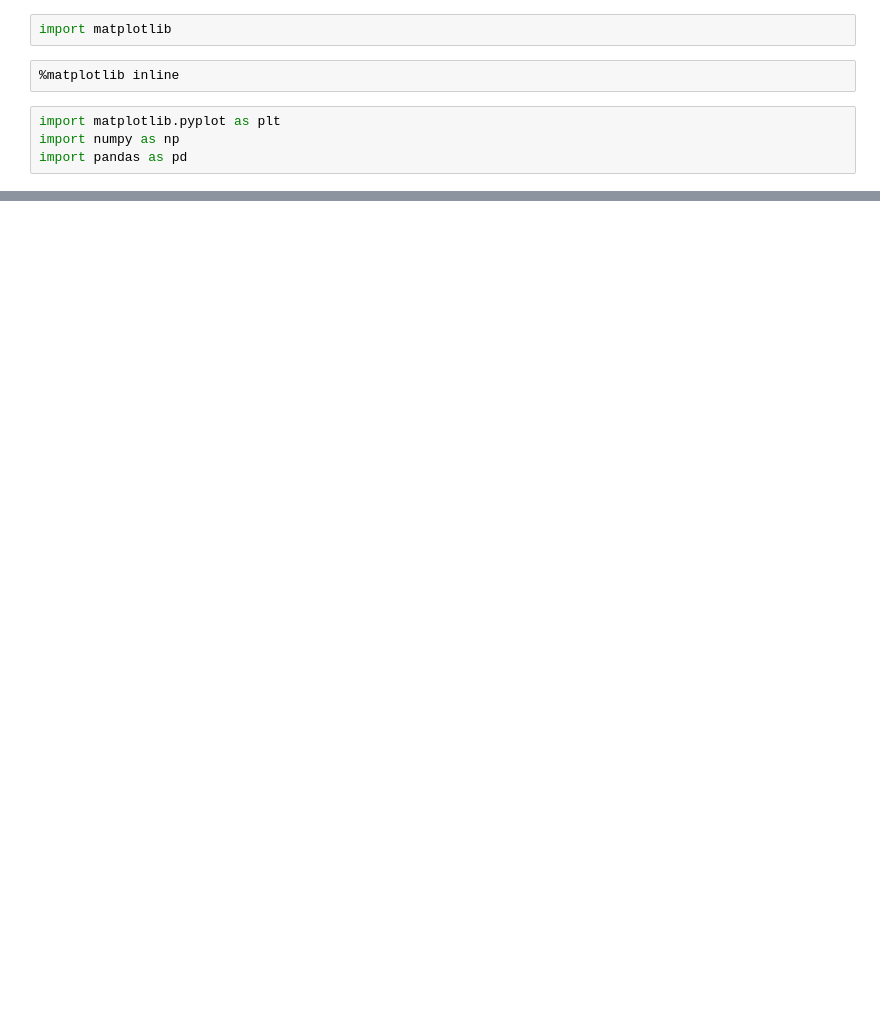
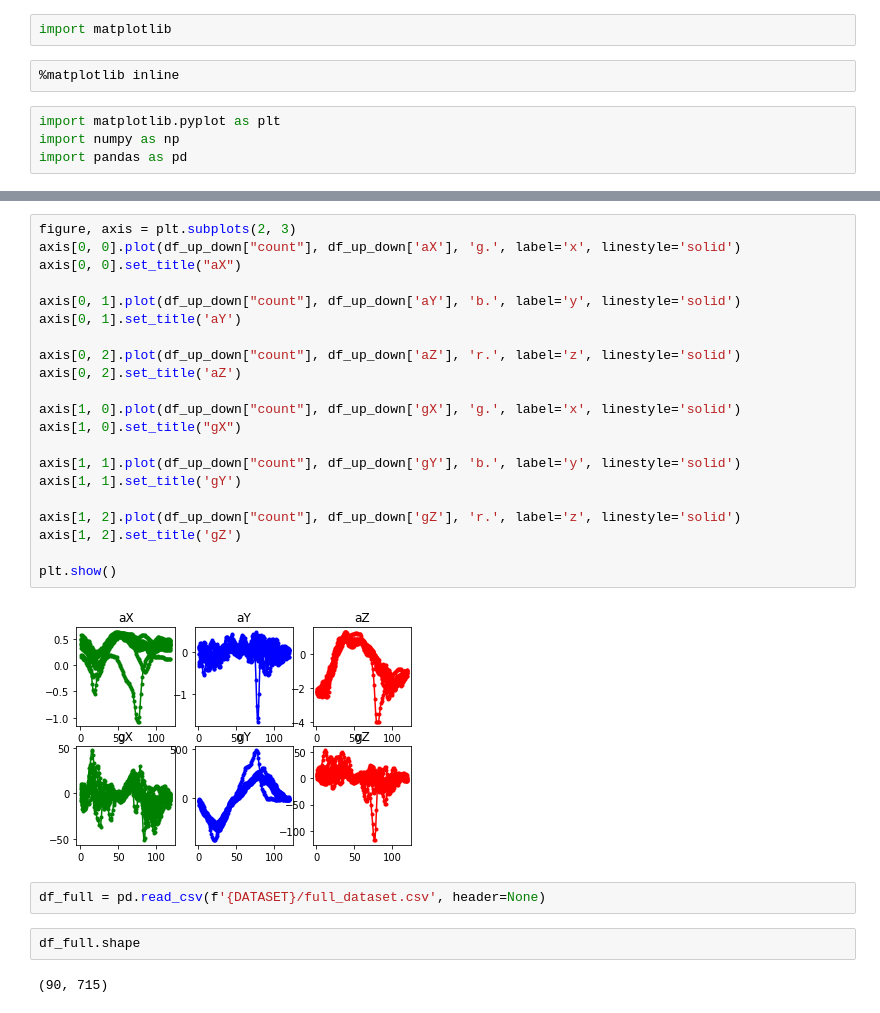
Before and after one commit to saidPolancoUPV/magic-wand-arduino-33-ble-sense, a Jupyter notebook: notebook/magic_wand_model.ipynb, the cells around one changed output, grey strips where cells are left out. Saved outputs shown, nothing was run; the diff lists cells and outputs as text; blank space fills up the shorter version.

```diff
--- a/notebook/magic_wand_model.ipynb
+++ b/notebook/magic_wand_model.ipynb
@@ -47,0 +59,29 @@ plt.show()
+# %%
+figure, axis = plt.subplots(2, 3)
+axis[0, 0].plot(df_up_down["count"], df_up_down['aX'], 'g.', label='x', linestyle='solid')
+axis[0, 0].set_title("aX")
+
+axis[0, 1].plot(df_up_down["count"], df_up_down['aY'], 'b.', label='y', linestyle='solid')
+axis[0, 1].set_title('aY')
+
+axis[0, 2].plot(df_up_down["count"], df_up_down['aZ'], 'r.', label='z', linestyle='solid')
+axis[0, 2].set_title('aZ')
+
+axis[1, 0].plot(df_up_down["count"], df_up_down['gX'], 'g.', label='x', linestyle='solid')
+axis[1, 0].set_title("gX")
+
+axis[1, 1].plot(df_up_down["count"], df_up_down['gY'], 'b.', label='y', linestyle='solid')
+axis[1, 1].set_title('gY')
+
+axis[1, 2].plot(df_up_down["count"], df_up_down['gZ'], 'r.', label='z', linestyle='solid')
+axis[1, 2].set_title('gZ')
+
+plt.show()
+# %% [output]
+[figure, added]
+# %%
+df_full = pd.read_csv(f'{DATASET}/full_dataset.csv', header=None)
+# %%
+df_full.shape
+# %% [output]
+(90, 715)
```
Also changed, not shown: parts of 14 cells of this notebook, 14 other files.
